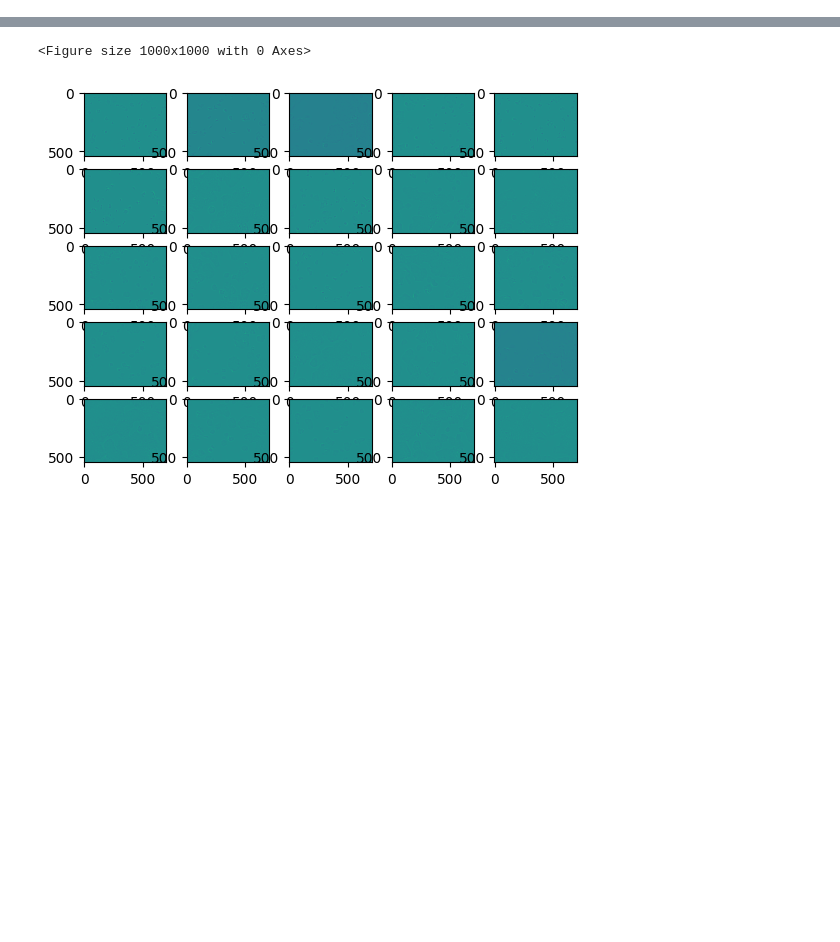
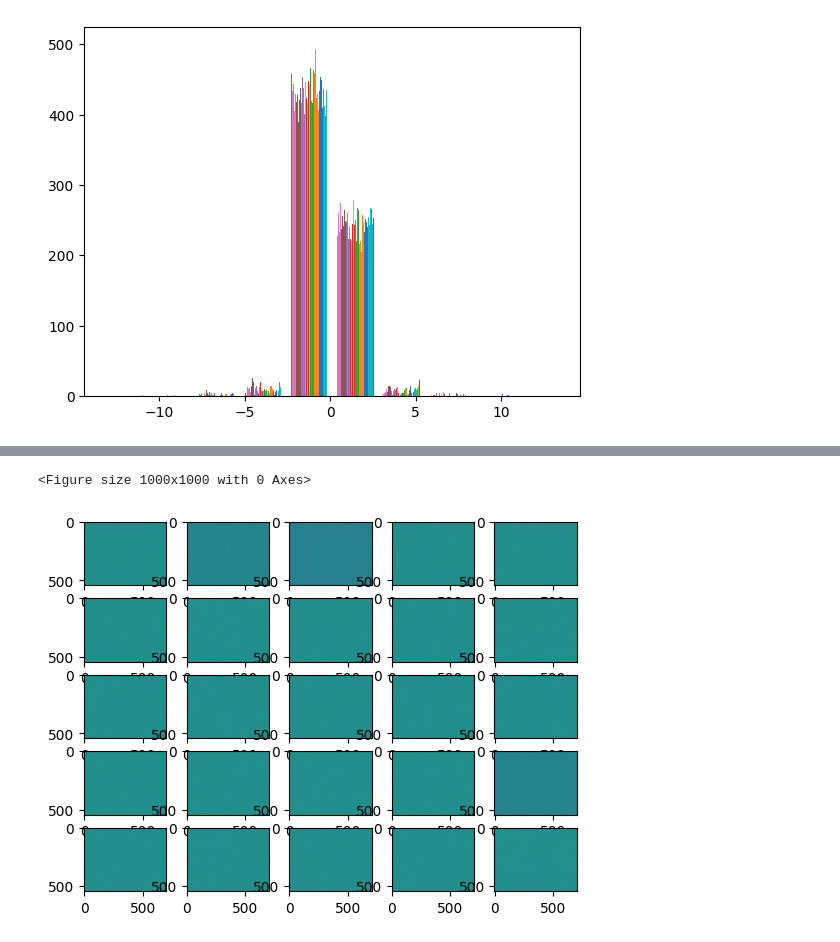
Before and after one commit to DzvinkaYarish/SwinIA-segmentation, a Jupyter notebook: notebooks/emergent_abilities_livecell.ipynb, the cells around one changed output, grey strips where cells are left out. Drawn from its saved outputs; the diff is of its cells as text; code cells hidden in the pictures; blank space fills up the shorter version.

```diff
--- a/notebooks/emergent_abilities_livecell.ipynb
+++ b/notebooks/emergent_abilities_livecell.ipynb
@@ -71,3 +101,8 @@ index = 406
 denoiser.eval()
 with torch.no_grad():
     result = denoiser(data[index]['image'].unsqueeze(0).cuda())['image'].detach().cpu().numpy()
+# %%
+plt.hist(data[index]['image'][0])
+plt.show()
+# %% [output]
+[figure, added]
```
Also changed, not shown: parts of 21 cells of this notebook, 4 other files.
